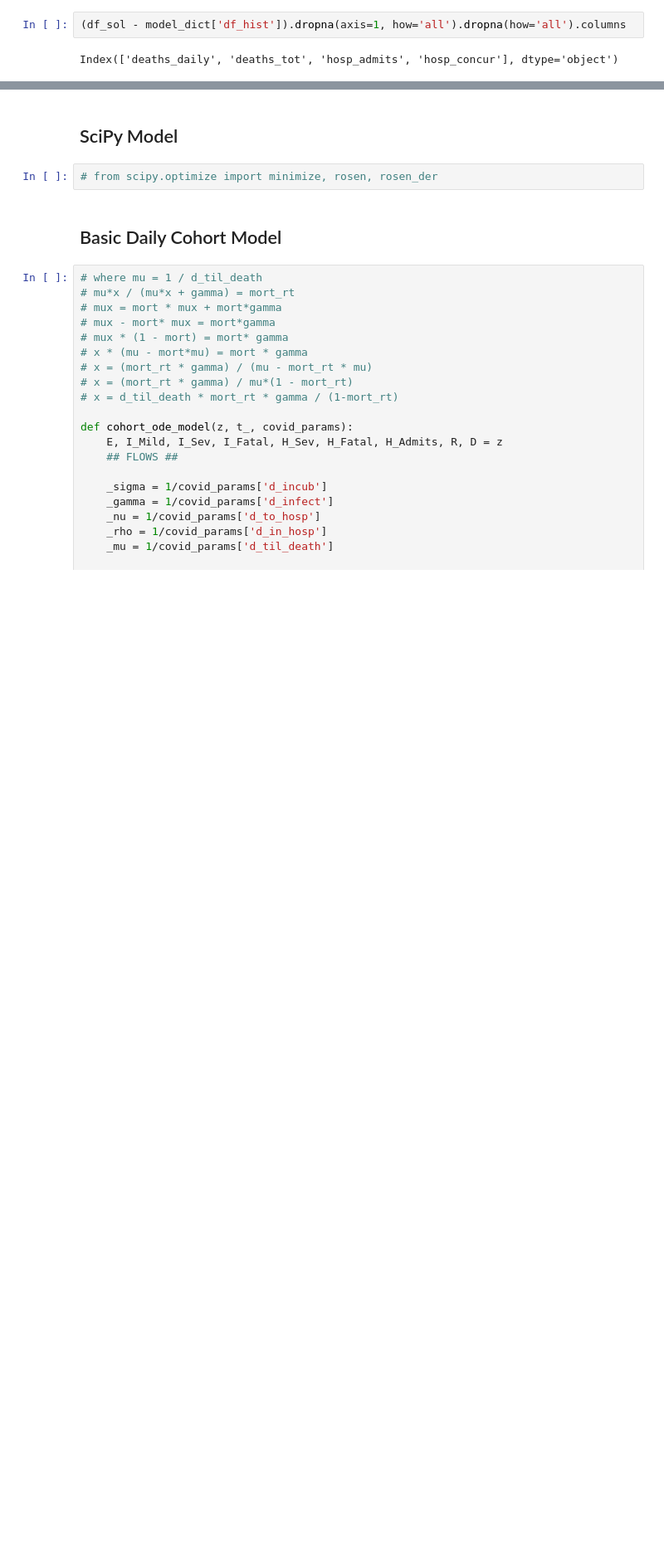
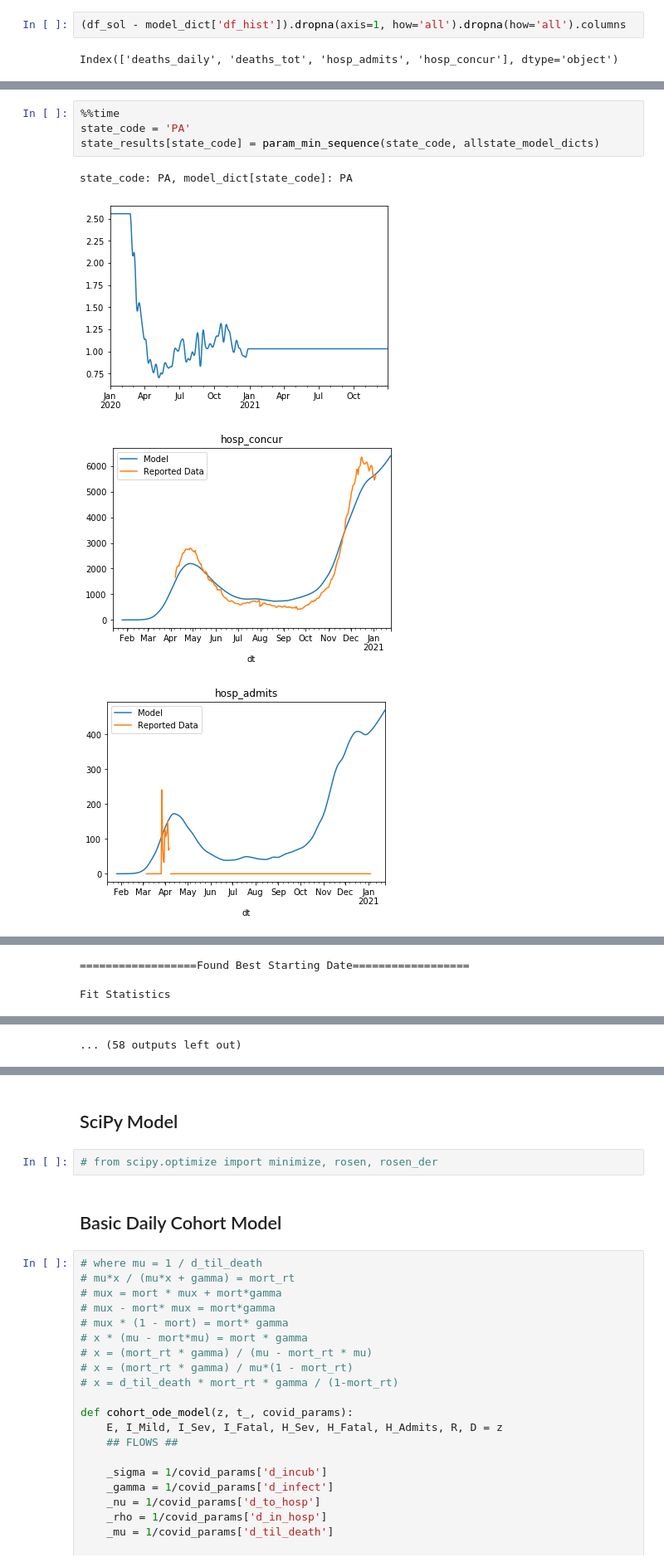
Before and after one commit to donnellymjd/coronita, a Jupyter notebook: SEIRDSModelUpdateDev.ipynb, the cells around one changed output, grey strips where cells are left out. Shown at 83% size. Cells and saved outputs as stored; diff of their text form; blank space fills up the shorter version.

```diff
--- a/SEIRDSModelUpdateDev.ipynb
+++ b/SEIRDSModelUpdateDev.ipynb
@@ -538,0 +691,9 @@ Name: 2021-01-24 00:00:00, dtype: float64
+# %%
+%%time
+state_code = 'PA'
+state_results[state_code] = param_min_sequence(state_code, allstate_model_dicts)
+# %% [output]
+state_code: PA, model_dict[state_code]: PA
+[figure, added]
+[figure, added]
+[figure, added]
@@ -538,0 +719,2 @@ Name: 2021-01-24 00:00:00, dtype: float64
+==================Found Best Starting Date==================
+Fit Statistics
@@ -538,0 +729 @@ Name: 2021-01-24 00:00:00, dtype: float64
+... (58 outputs left out)
```
Also changed, not shown: parts of 20 cells of this notebook.
